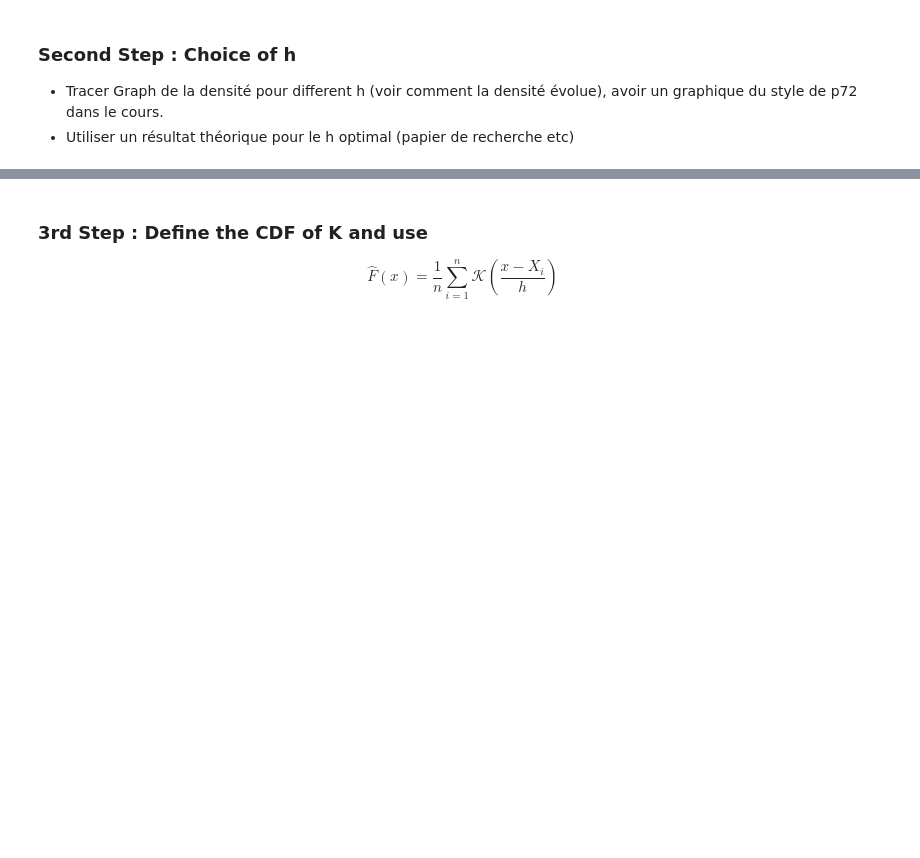
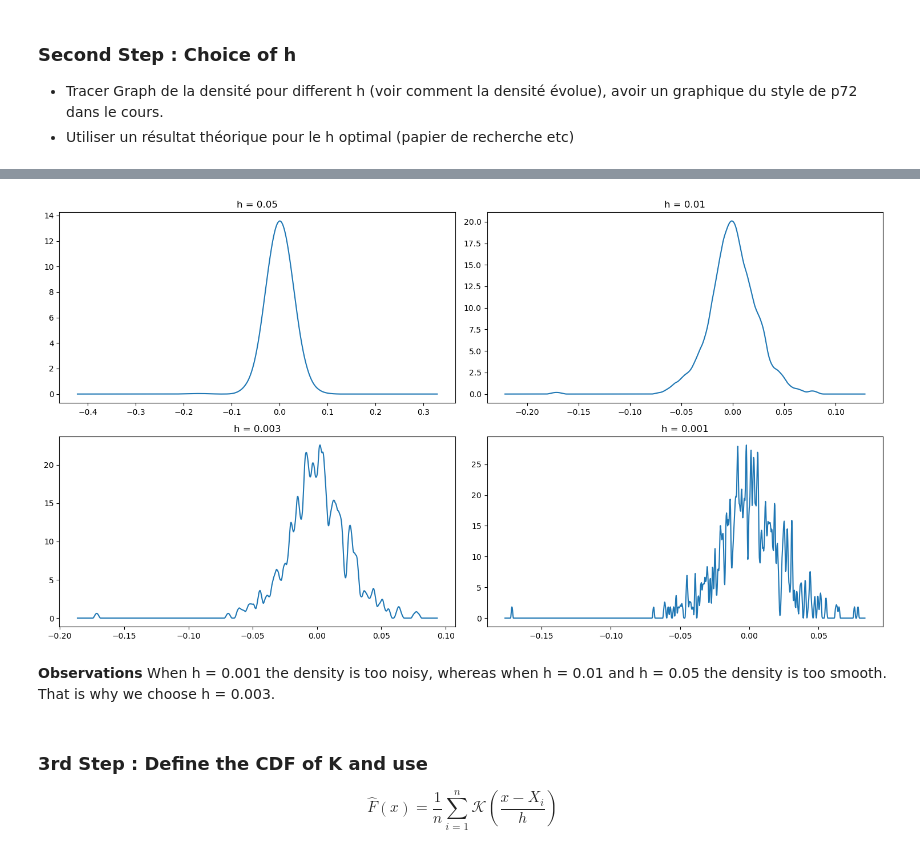
Before and after one commit to NatachaGsn/Market-risk---project, a Jupyter notebook: project.ipynb, the cells around one changed output, grey strips where cells are left out. Saved outputs shown, nothing was run; the diff lists cells and outputs as text; code cells hidden in the pictures; blank space fills up the shorter version.

```diff
--- a/project.ipynb
+++ b/project.ipynb
@@ -145,3 +122,21 @@ def ComputeVaR(tab_returns, h, alpha, nb_estimations = 1000):
+# %%
+h_tab = [0.05, 0.01, 0.003, 0.001]
+fig, axes = plt.subplots(2, 2, figsize=(15, 8))
+h = 0
+for i in (0, 1):
+    for j in (0, 1):
+        f_hat_tab, x_tab = estimate_f_hat(returns_2015_2016, h_tab[h])
+        axes[i, j].plot(x_tab, f_hat_tab)
+        axes[i, j].set_title(f"h = {h_tab[h]}")
+        h+=1
+
+plt.tight_layout()
+plt.show()
+# %% [output]
+[figure, added]
+# %% [markdown]
+**Observations**
+When h = 0.001 the density is too noisy, whereas when h = 0.01 and h = 0.05 the density is too smooth. That is why we choose h = 0.003.
 # %% [markdown]
 ### 3rd Step : Define the CDF of K and use
 
```
Also changed, not shown: parts of 20 cells of this notebook.
